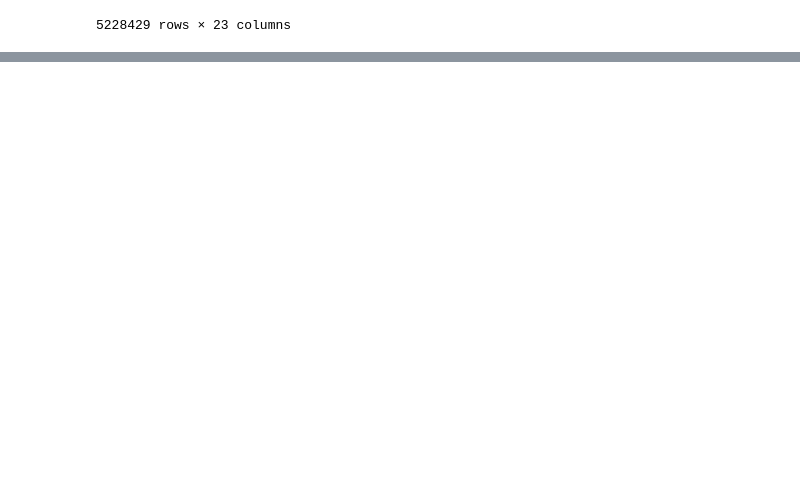
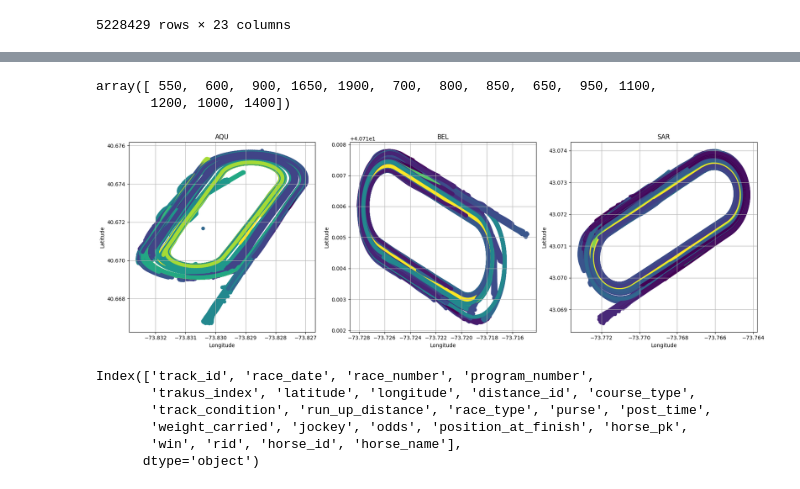
Before and after one commit to sajodajo/HorseRacing, a Jupyter notebook: notebooks/1_EDA_SJ.ipynb, the cells around one changed output, grey strips where cells are left out. Drawn from its saved outputs; the diff is of its cells as text; code cells hidden in the pictures; blank space fills up the shorter version.

```diff
--- a/notebooks/1_EDA_SJ.ipynb
+++ b/notebooks/1_EDA_SJ.ipynb
@@ -57,0 +62,4 @@ df
+# %%
+aqu = df[df['track_id']=='AQU']
+bel = df[df['track_id']=='BEL']
+sar = df[df['track_id']=='SAR']
@@ -57,0 +94,54 @@ df
+# %%
+sar['distance_id'].unique()
+# %% [output]
+array([ 550,  600,  900, 1650, 1900,  700,  800,  850,  650,  950, 1100,
+       1200, 1000, 1400])
+# %%
+import matplotlib.pyplot as plt
+
+fig, axes = plt.subplots(1, 3, figsize=(18, 6))
+
+# AQU
+sc0 = axes[0].scatter(
+    aqu['longitude'], aqu['latitude'],
+    c=aqu['distance_id'], cmap='viridis', marker='o'
+)
+axes[0].set_title('AQU')
+axes[0].set_xlabel('Longitude')
+axes[0].set_ylabel('Latitude')
+axes[0].grid(True)
+
+# BEL
+sc1 = axes[1].scatter(
+    bel['longitude'], bel['latitude'],
+    c=bel['distance_id'], cmap='viridis', marker='o'
+)
+axes[1].set_title('BEL')
+axes[1].set_xlabel('Longitude')
+axes[1].set_ylabel('Latitude')
+axes[1].grid(True)
+
+# SAR
+sc2 = axes[2].scatter(
+    sar['longitude'], sar['latitude'],
+    c=sar['distance_id'], cmap='viridis', marker='o'
+)
+axes[2].set_title('SAR')
+axes[2].set_xlabel('Longitude')
+axes[2].set_ylabel('Latitude')
+axes[2].grid(True)
+
+
+plt.tight_layout()
+plt.show()
+# %% [output]
+[figure, added]
+# %%
+aqu.columns
+# %% [output]
+Index(['track_id', 'race_date', 'race_number', 'program_number',
+       'trakus_index', 'latitude', 'longitude', 'distance_id', 'course_type',
+       'track_condition', 'run_up_distance', 'race_type', 'purse', 'post_time',
+       'weight_carried', 'jockey', 'odds', 'position_at_finish', 'horse_pk',
+       'win', 'rid', 'horse_id', 'horse_name'],
+      dtype='object')
```
Also changed, not shown: parts of 11 cells of this notebook.
